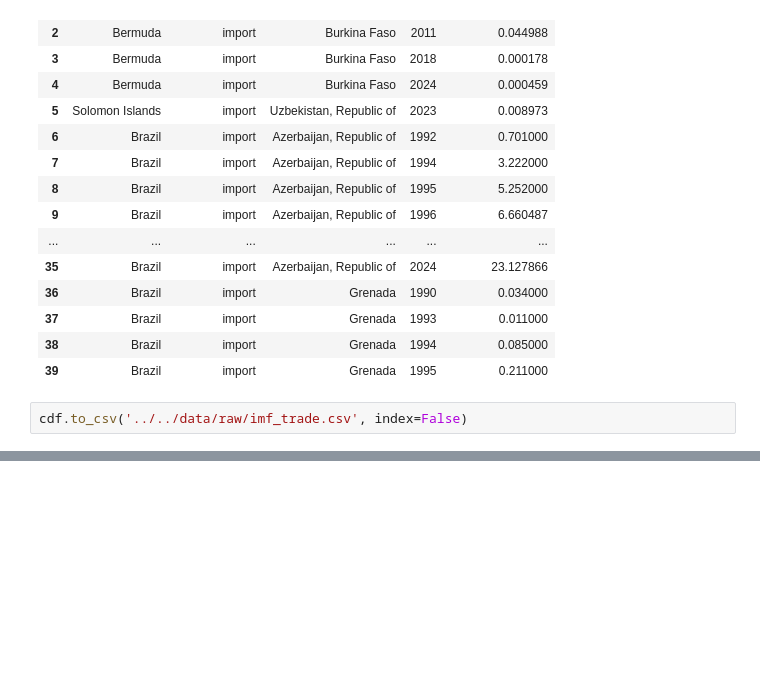
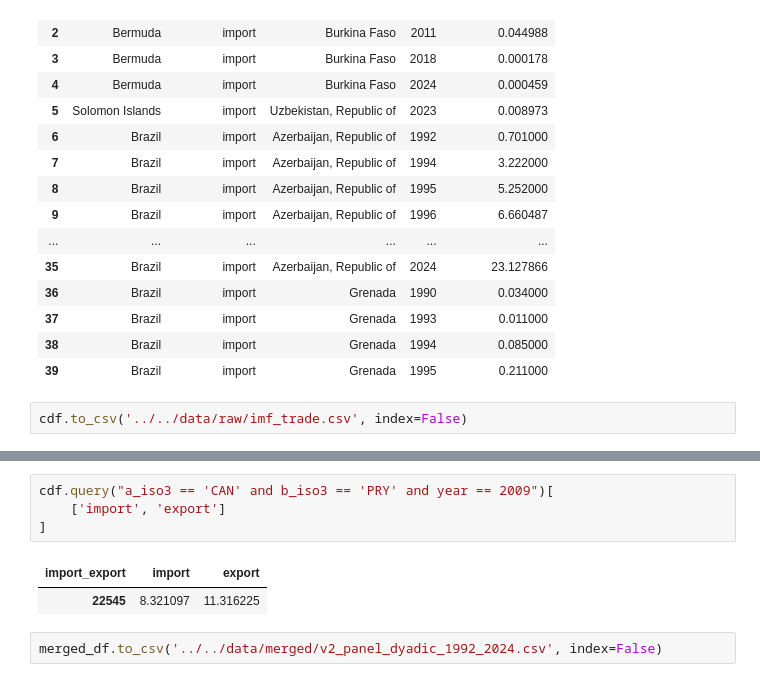
Before and after one commit to marfakozeletsUvA/Violent-Offenders-GPV---CSSci-, a Jupyter notebook: notebooks/raw-data-exploration/imf_trade_exploration.ipynb, the cells around one changed output, grey strips where cells are left out. Drawn from its saved outputs; the diff is of its cells as text; blank space fills up the shorter version.

```diff
--- a/notebooks/raw-data-exploration/imf_trade_exploration.ipynb
+++ b/notebooks/raw-data-exploration/imf_trade_exploration.ipynb
@@ -115,0 +201,9 @@ cdf.to_csv('../../data/raw/imf_trade.csv', index=False)
+# %%
+cdf.query("a_iso3 == 'CAN' and b_iso3 == 'PRY' and year == 2009")[
+    ['import', 'export']
+]
+# %% [output]
+| import_export | import | export |
+| 22545 | 8.321097 | 11.316225 |
+# %%
+merged_df.to_csv('../../data/merged/v2_panel_dyadic_1992_2024.csv', index=False)
```
Also changed, not shown: parts of 11 cells of this notebook, 3 other files.
